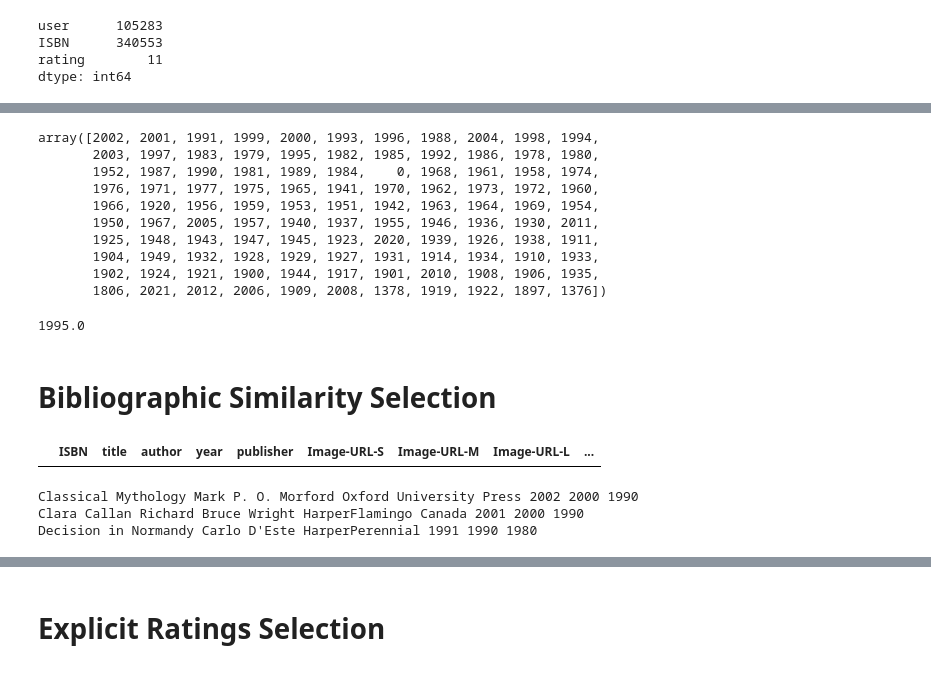
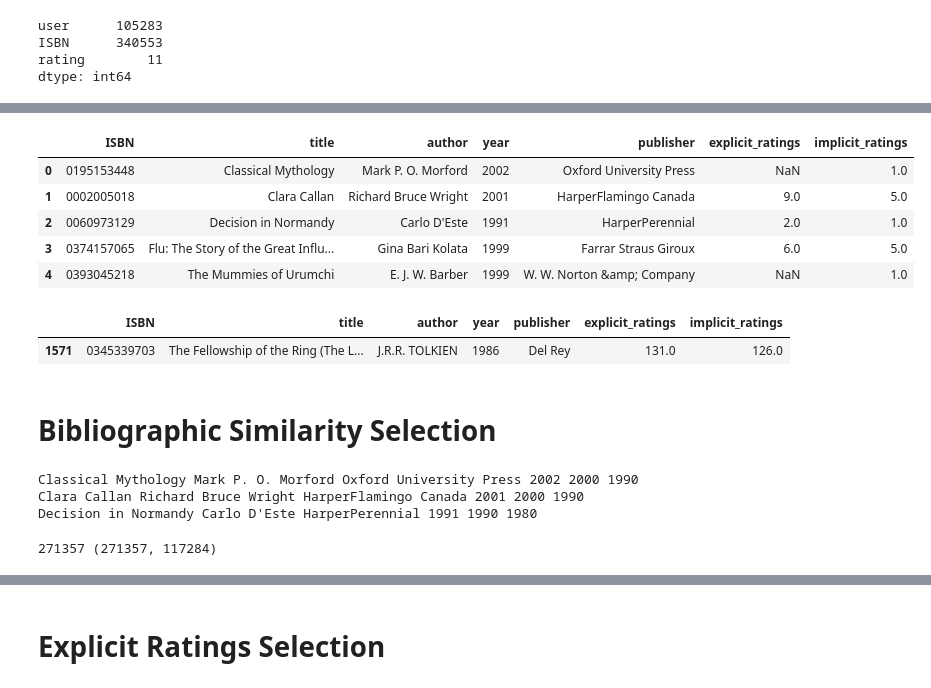
Before and after one commit to JanKubal/Book_Recommender, a Jupyter notebook: book_recommender.ipynb, the cells around one changed output, grey strips where cells are left out. Drawn from its saved outputs; the diff is of its cells as text; code cells hidden in the pictures.

```diff
--- a/book_recommender.ipynb
+++ b/book_recommender.ipynb
@@ -103,26 +136,17 @@ if 'explicit_ratings' not in books.columns:
 # %%
 #Clearing the years of publication
 books.drop(books[books['year'] == 'Gallimard'].index, axis = 0, inplace=True)
 books.drop(books[books['year'] == 'DK Publishing Inc'].index, axis = 0, inplace=True)
 books['year'] = books['year'].astype(int, errors='ignore')
 books.loc[books.year > 2023, 'year'] = 0 #setting impossible years to 0
 
-#books.loc[books.year == 0, 'year'] = np.NAN ## <<------- this forces the column to be floats. So I will let the zeros stay for now, see how it will affect the rest.
+#books.loc[books.year == 0, 'year'] = np.NAN #Leaving NAs as zeros
+#books.year.unique()
+books.head()[['ISBN', 'title', 'author', 'year', 'publisher', 'explicit_ratings', 'implicit_ratings']] #Leaving out the URLs
+# %% [output]
+|  | ISBN | title | author | year | publisher | explicit_ratings | implicit_ratings |
+| 0 | 0195153448 | Classical Mythology | Mark P. O. Morford | 2002 | Oxford University Press | NaN | 1.0 |
+| 1 | 0002005018 | Clara Callan | Richard Bruce Wright | 2001 | HarperFlamingo Canada | 9.0 | 5.0 |
+| 2 | 0060973129 | Decision in Normandy | Carlo D'Este | 1991 | HarperPerennial | 2.0 | 1.0 |
+| 3 | 0374157065 | Flu: The Story of the Great Influ... | Gina Bari Kolata | 1999 | Farrar Straus Giroux | 6.0 | 5.0 |
+| 4 | 0393045218 | The Mummies of Urumchi | E. J. W. Barber | 1999 | W. W. Norton &amp; Company | NaN | 1.0 |
-# %%
-books.year.unique()
-# %% [output]
-array([2002, 2001, 1991, 1999, 2000, 1993, 1996, 1988, 2004, 1998, 1994,
-       2003, 1997, 1983, 1979, 1995, 1982, 1985, 1992, 1986, 1978, 1980,
-       1952, 1987, 1990, 1981, 1989, 1984,    0, 1968, 1961, 1958, 1974,
-       1976, 1971, 1977, 1975, 1965, 1941, 1970, 1962, 1973, 1972, 1960,
-       1966, 1920, 1956, 1959, 1953, 1951, 1942, 1963, 1964, 1969, 1954,
-       1950, 1967, 2005, 1957, 1940, 1937, 1955, 1946, 1936, 1930, 2011,
-       1925, 1948, 1943, 1947, 1945, 1923, 2020, 1939, 1926, 1938, 1911,
-       1904, 1949, 1932, 1928, 1929, 1927, 1931, 1914, 1934, 1910, 1933,
-       1902, 1924, 1921, 1900, 1944, 1917, 1901, 2010, 1908, 1906, 1935,
-       1806, 2021, 2012, 2006, 1909, 2008, 1378, 1919, 1922, 1897, 1376])
-# %%
-#books['year'] = books['year'].astype(int, errors='ignore')
-books['year'].median()
-# %% [output]
-1995.0
@@ -135,9 +153,13 @@ books['period2'] = books['period1'] + ((((books.year - books.period1) >= 5)*2-1)
 # %%
 ##Inputs/argumets
-# input_name = 'The Lord of the Rings' #Unclear input, when name of the series is given, instead of a name of a book
-# input_name = 'The Fellowship of the Ring'
+#Example books which I used for testing
+
+# input_name = 'The Lord of the Rings' #Unclear input, when name of the series is given, instead use a name of a book
+input_name = 'The Fellowship of the Ring'
+# input_name = 'Two Towers'
+# input_name = 'Silmarillion'
 # input_name = 'The Eye of the World'
-input_name = 'Great Expectations'
+# input_name = 'Great Expectations'
 # input_name = 'The Color of Magic'
 # input_name = 'The Egyptian' #Here is a problem that title contains 'A Novel'. Giving more weight to author could help?
 # input_name = 'Hotel New Hampshire'
@@ -147,11 +169,10 @@ input_name = 'Great Expectations'
 input_book = (books[(books['title'].str.contains(input_name))
                 .replace(np.NaN, False)]
                 .sort_values(['explicit_ratings', 'implicit_ratings'], ascending = False).head(1)[['ISBN', 'title', 'author', 'year', 'publisher',
-                                                                                                   'explicit_ratings', 'implicit_ratings',
-                                                                                                    'period1', 'period2']]
+                                                                                                   'explicit_ratings', 'implicit_ratings']]
                 )
 
-# display(input_book)
+display(input_book)
 
 input_index = input_book.index[0]
 input_ISBN = input_book.ISBN.values[0]
@@ -159,5 +180,8 @@ input_title = input_book.title.values[0]
 input_author = input_book.author.values[0]
 
 choose_n = 5
+# %% [output]
+|  | ISBN | title | author | year | publisher | explicit_ratings | implicit_ratings |
+| 1571 | 0345339703 | The Fellowship of the Ring (The L... | J.R.R. TOLKIEN | 1986 | Del Rey | 131.0 | 126.0 |
 # %% [markdown]
 # Bibliographic Similarity Selection
@@ -173,12 +205,18 @@ books['info'] = ( books.title + ' ' +
 # %%
-books[books['info'].isna()] #empty df
+#Exmple of the 'info' feature
+
+#books[books['info'].isna()] #empty df
 for i in books['info'][0:3]:
     print(i)
 # %% [output]
-|  | ISBN | title | author | year | publisher | Image-URL-S | Image-URL-M | Image-URL-L | ... |
 Classical Mythology Mark P. O. Morford Oxford University Press 2002 2000 1990
 Clara Callan Richard Bruce Wright HarperFlamingo Canada 2001 2000 1990
 Decision in Normandy Carlo D'Este HarperPerennial 1991 1990 1980
 # %%
+#Creating term matrix
 vectorizer = CountVectorizer()
 term_matrix = vectorizer.fit_transform(books['info'])
+
+print(len(books), term_matrix.shape)
+# %% [output]
+271357 (271357, 117284)
```
Also changed, not shown: parts of 27 cells of this notebook.
